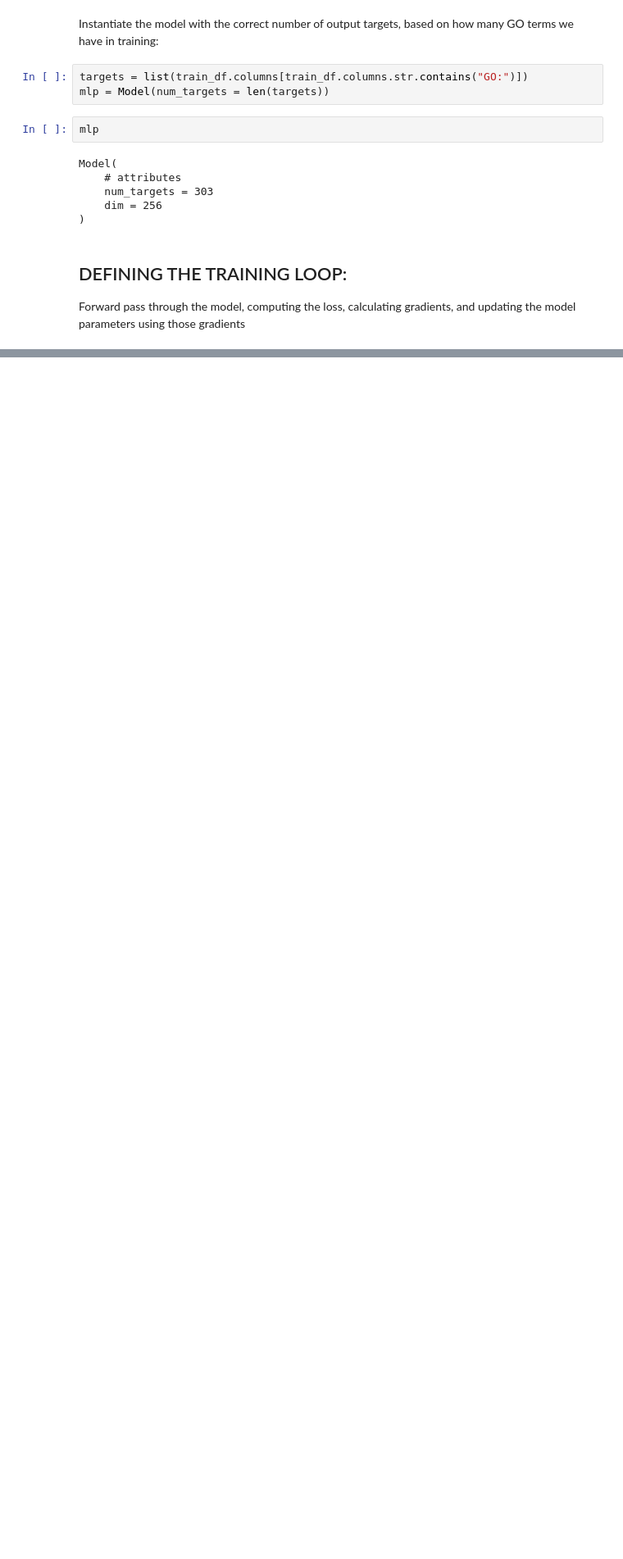
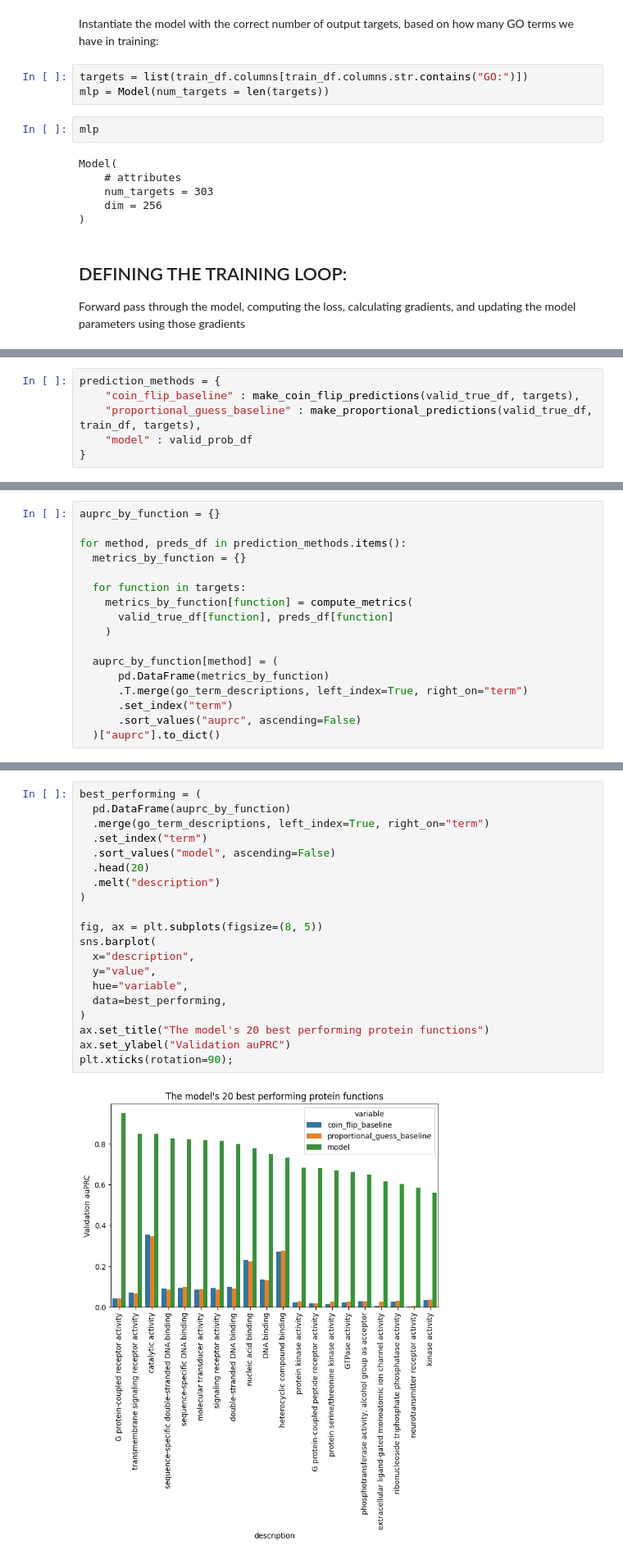
Before and after one commit to dhassan24/DeepLearning_For_Biology, a Jupyter notebook: Chapter_2_Protein_LLM/dlfb_chapter2_proteins.ipynb, the cells around one changed output, grey strips where cells are left out. Shown at 82% size. Saved outputs shown, nothing was run; the diff lists cells and outputs as text; blank space fills up the shorter version.

```diff
--- a/Chapter_2_Protein_LLM/dlfb_chapter2_proteins.ipynb
+++ b/Chapter_2_Protein_LLM/dlfb_chapter2_proteins.ipynb
@@ -1684,0 +1949,6 @@ def compute_metrics(
+# %%
+prediction_methods = {
+    "coin_flip_baseline" : make_coin_flip_predictions(valid_true_df, targets),
+    "proportional_guess_baseline" : make_proportional_predictions(valid_true_df, train_df, targets),
+    "model" : valid_prob_df
+}
@@ -1684,0 +1997,17 @@ def compute_metrics(
+# %%
+auprc_by_function = {}
+
+for method, preds_df in prediction_methods.items():
+  metrics_by_function = {}
+
+  for function in targets:
+    metrics_by_function[function] = compute_metrics(
+      valid_true_df[function], preds_df[function]
+    )
+
+  auprc_by_function[method] = (
+      pd.DataFrame(metrics_by_function)
+      .T.merge(go_term_descriptions, left_index=True, right_on="term")
+      .set_index("term")
+      .sort_values("auprc", ascending=False)
+  )["auprc"].to_dict()
@@ -1684,0 +2016,22 @@ def compute_metrics(
+# %%
+best_performing = (
+  pd.DataFrame(auprc_by_function)
+  .merge(go_term_descriptions, left_index=True, right_on="term")
+  .set_index("term")
+  .sort_values("model", ascending=False)
+  .head(20)
+  .melt("description")
+)
+
+fig, ax = plt.subplots(figsize=(8, 5))
+sns.barplot(
+  x="description",
+  y="value",
+  hue="variable",
+  data=best_performing,
+)
+ax.set_title("The model's 20 best performing protein functions")
+ax.set_ylabel("Validation auPRC")
+plt.xticks(rotation=90);
+# %% [output]
+[figure, added]
```
Also changed, not shown: parts of 65 cells of this notebook.
